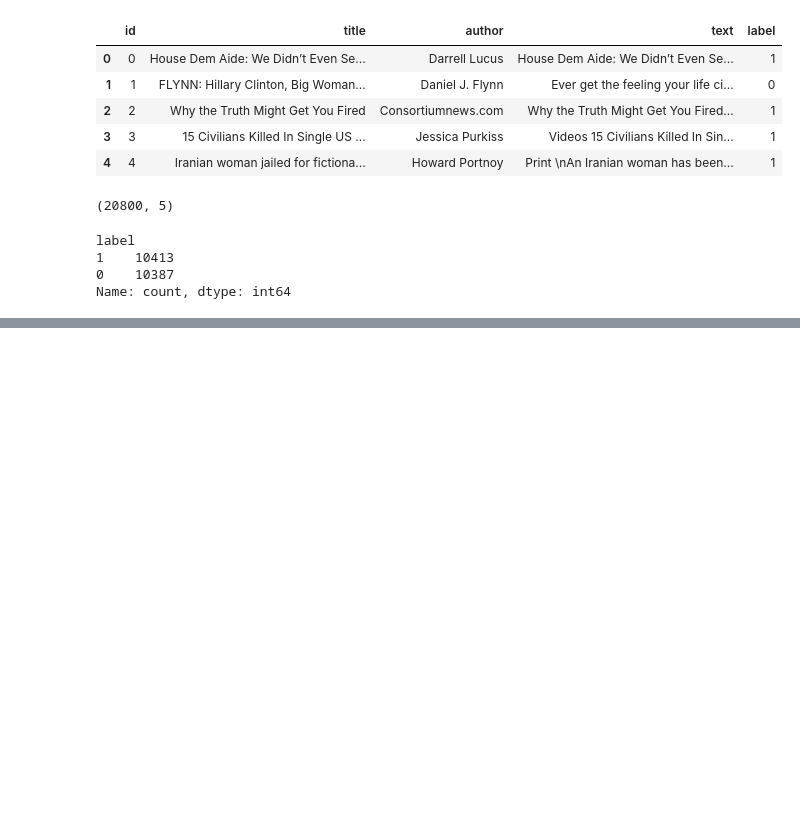
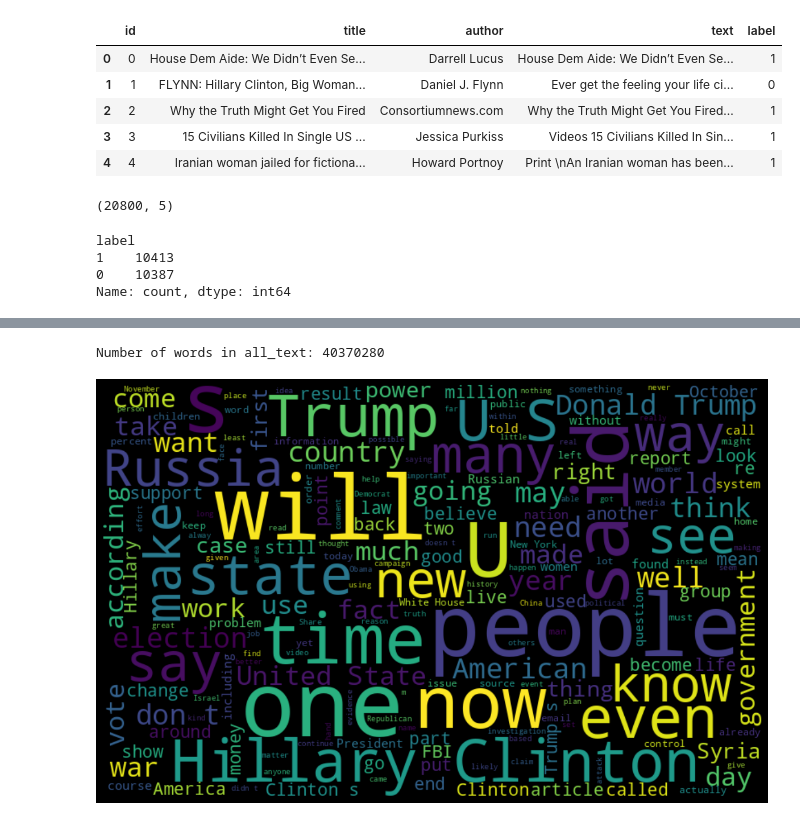
Before and after one commit to AliciaKairouani/Fake_news_detection, a Jupyter notebook: Notebook_EDA.ipynb, the cells around one changed output, grey strips where cells are left out. Drawn from its saved outputs; the diff is of its cells as text; code cells hidden in the pictures; blank space fills up the shorter version.

```diff
--- a/Notebook_EDA.ipynb
+++ b/Notebook_EDA.ipynb
@@ -27,0 +78,3 @@ Name: count, dtype: int64
+# %%
+fake = train[train["label"]==1]
+fake
@@ -32,0 +119,14 @@ sns.barplot(train, x="label", y="id", errorbar=None)
+# %%
+stopwords = set(STOPWORDS)
+fake['text'] = fake['text'].astype(str)
+fake_text = ' '.join([text for text in fake['text']])
+print('Number of words in all_text:', len(fake_text))
+
+wordcloud = WordCloud(width=800, height=500, stopwords = stopwords,
+                      random_state=21, max_font_size=110).generate(fake_text)
+plt.figure(figsize=(15, 12))
+plt.imshow(wordcloud, interpolation="bilinear")
+plt.axis('off');
+# %% [output]
+Number of words in all_text: 40370280
+[figure, added]
```
Also changed, not shown: parts of 20 cells of this notebook, 2 other files.
